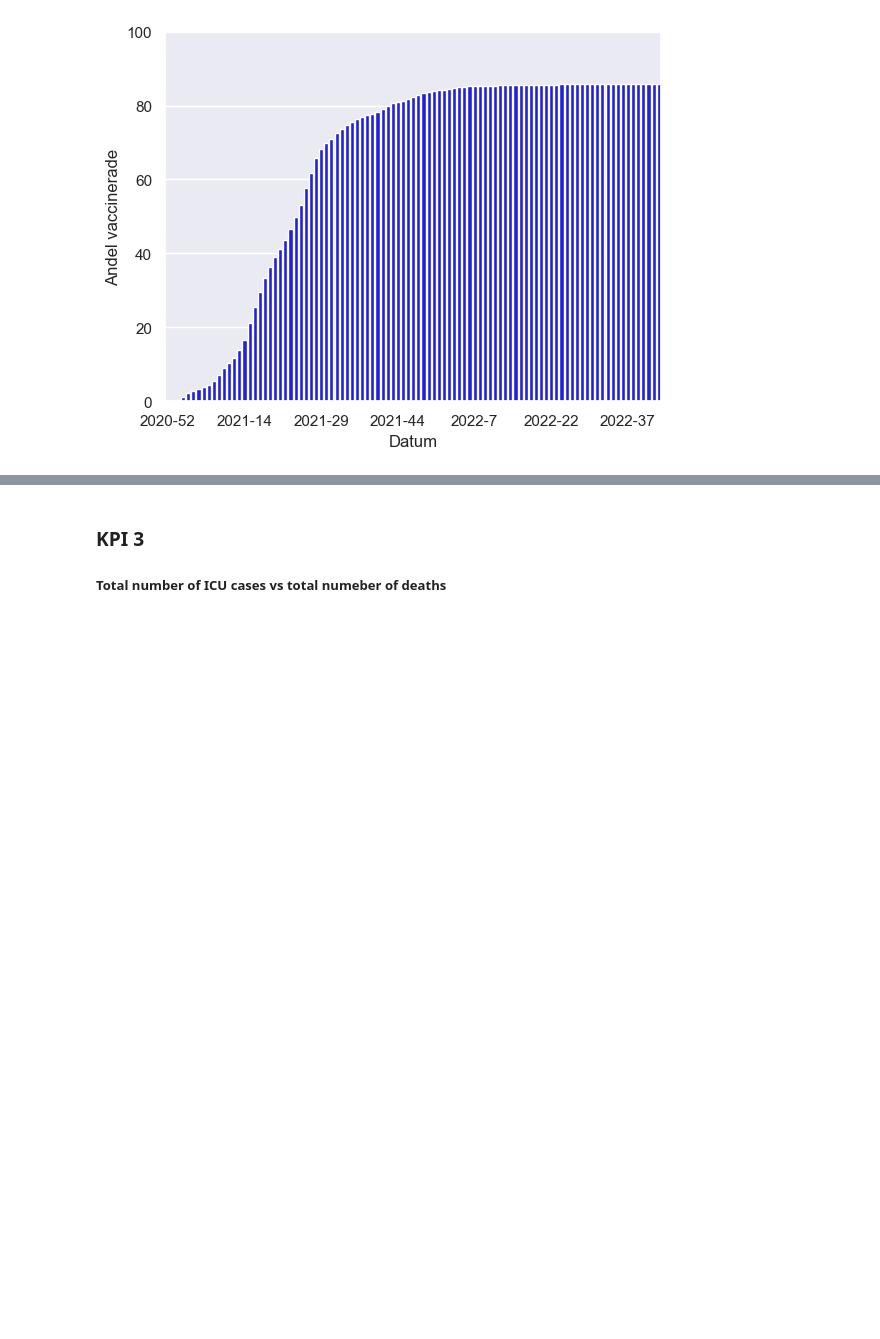
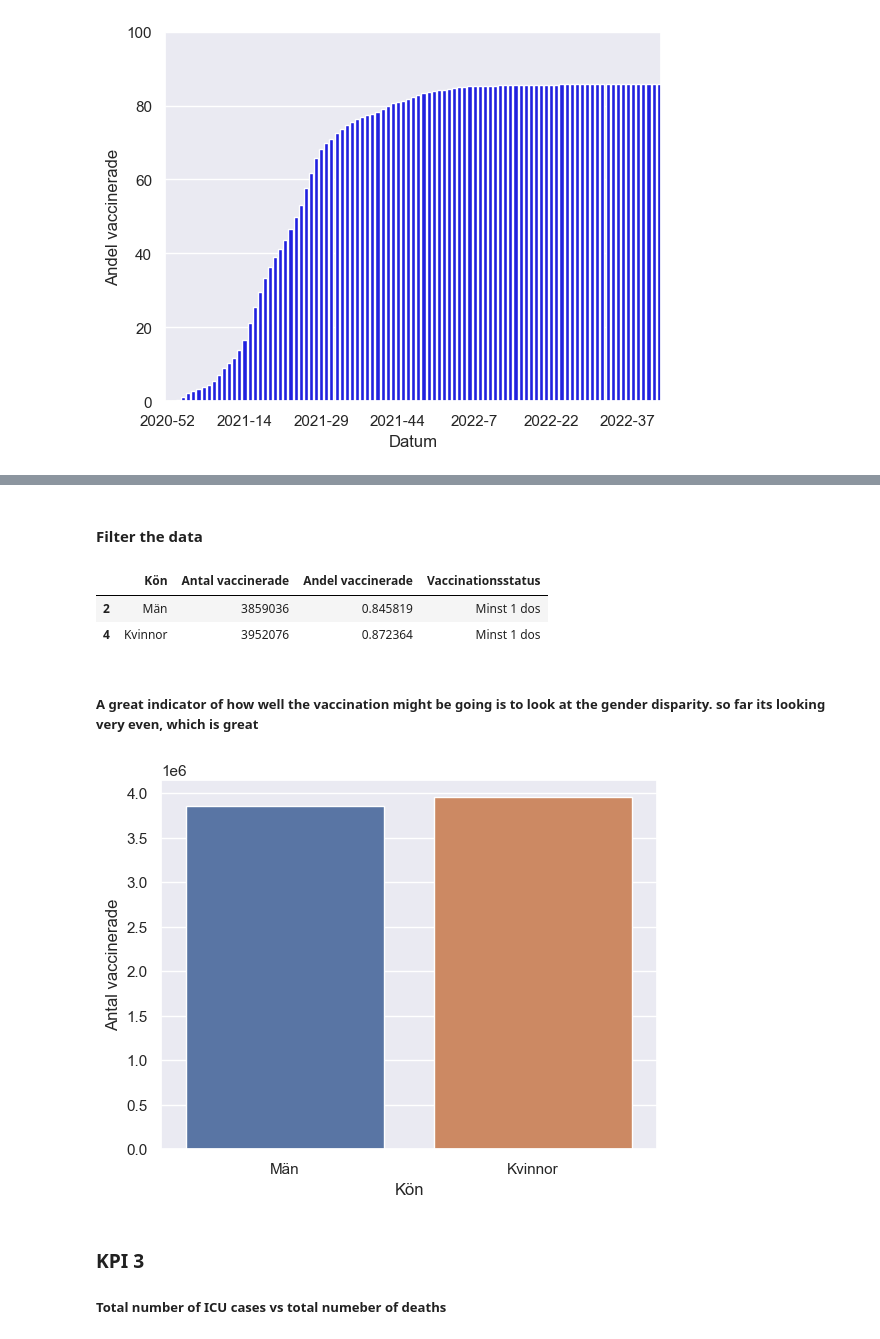
Before and after one commit to Kevy69/Databehandling-Kevin, a Jupyter notebook: Labs/Lab 1/Testing.ipynb, the cells around one changed output, grey strips where cells are left out. Cells and saved outputs as stored; diff of their text form; code cells hidden in the pictures; blank space fills up the shorter version.

```diff
--- a/Labs/Lab 1/Testing.ipynb
+++ b/Labs/Lab 1/Testing.ipynb
@@ -534,0 +536,3 @@ fig.savefig("Visualiseringar/KPI1.png")
+# %%
+vaccine_sexes = pd.read_excel(
+    'vaccin.xlsx', sheet_name='Vaccinerade kön')
@@ -535,3 +561,30 @@ fig.savefig("Visualiseringar/KPI1.png")
+# %% [markdown]
+#### Filter the data
+# %%
+vaccine_sexes = vaccine_sexes.loc[vaccine_sexes['Kön'] != 'Totalt']
+vaccine_sexes = vaccine_sexes.loc[vaccine_sexes['Vaccinationsstatus'] == 'Minst 1 dos']
+vaccine_sexes
+# %% [output]
+|  | Kön | Antal vaccinerade | Andel vaccinerade | Vaccinationsstatus |
+| 2 | Män | 3859036 | 0.845819 | Minst 1 dos |
+| 4 | Kvinnor | 3952076 | 0.872364 | Minst 1 dos |
+# %% [markdown]
+##### A great indicator of how well the vaccination might be going is to look at the gender disparity. so far its looking very even, which is great
+# %%
+f = sns.barplot(
+    #fig=fig1,
+    data=vaccine_sexes,
+    x='Kön',
+    y='Antal vaccinerade')
+
+
+f.xaxis.set_major_locator(plt.MaxNLocator(8))
+
+fig = f.get_figure()
+
+fig.savefig("Visualiseringar/KPI2.png")
+# %% [output]
+[figure, added]
 # %% [markdown]
 ### KPI 3
 ##### Total number of ICU cases vs total numeber of deaths
```
Also changed, not shown: parts of 2 cells of this notebook, 9 other files.
